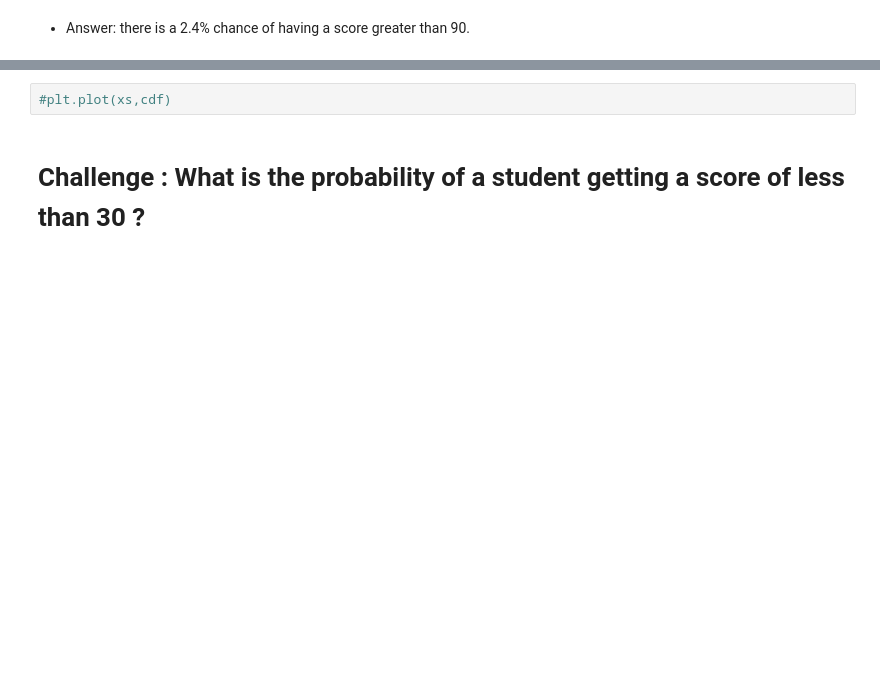
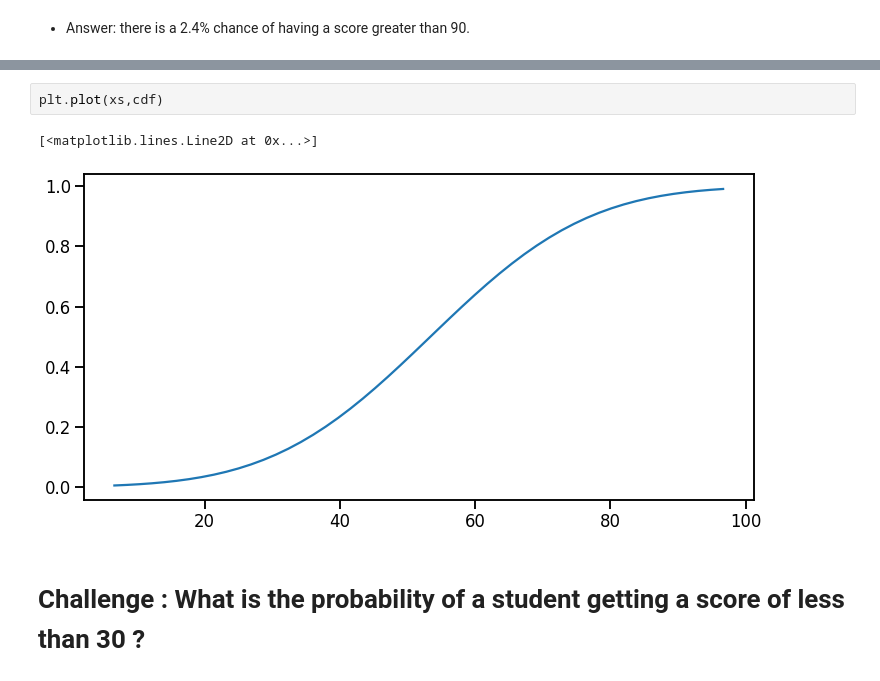
Before and after one commit to coding-dojo-data-science/data-enrichment-wk15-lect01-codealong, a Jupyter notebook: PreClass - From Distributions to Hypothesis.ipynb, the cells around one changed output, grey strips where cells are left out. Cells and saved outputs as stored; diff of their text form; blank space fills up the shorter version.

```diff
--- a/PreClass - From Distributions to Hypothesis.ipynb
+++ b/PreClass - From Distributions to Hypothesis.ipynb
@@ -110,5 +207,8 @@ cdf
 # %%
-#plt.plot(xs,cdf)
+plt.plot(xs,cdf)
+# %% [output]
+[<matplotlib.lines.Line2D at 0x...>]
+[figure, added]
 # %% [markdown]
 # Challenge : What is the probability of a student getting a score of less than 30 ?
 # %%
```
Also changed, not shown: parts of 25 cells of this notebook.
